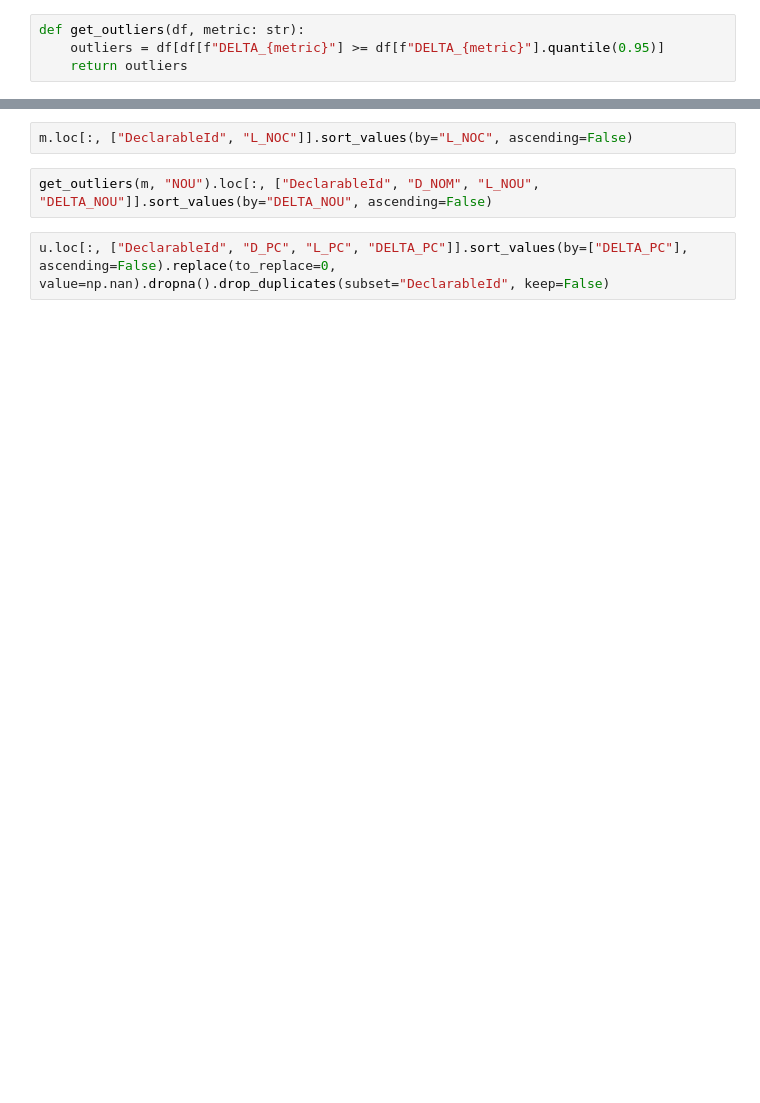
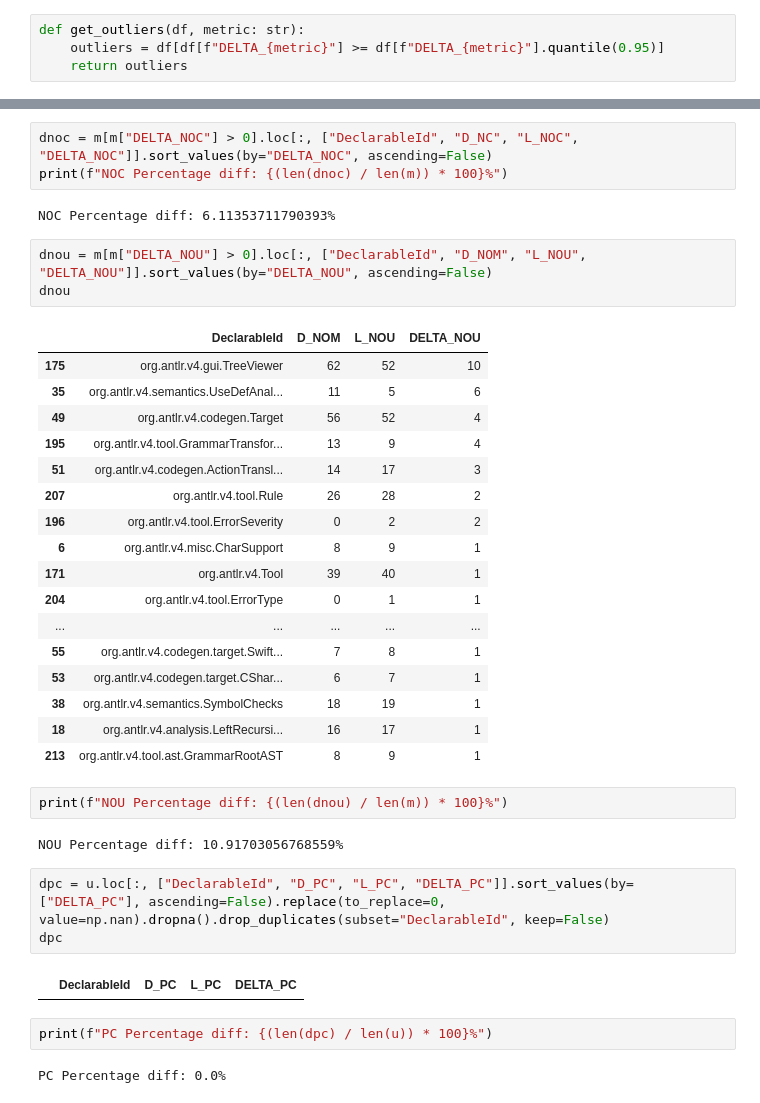
Before and after one commit to MarnickvdA/LAMP-Framework, a Jupyter notebook: evaluation/project-evaluator.ipynb, the cells around one changed output, grey strips where cells are left out. Saved outputs shown, nothing was run; the diff lists cells and outputs as text; blank space fills up the shorter version.

```diff
--- a/evaluation/project-evaluator.ipynb
+++ b/evaluation/project-evaluator.ipynb
@@ -332,6 +952,39 @@ get_outliers(m, "NOC").loc[:, ["DeclarableId", "D_NC", "L_NOC", "DELTA_NOC"]].so
+# %%
+dnoc = m[m["DELTA_NOC"] > 0].loc[:, ["DeclarableId", "D_NC", "L_NOC", "DELTA_NOC"]].sort_values(by="DELTA_NOC", ascending=False)
+print(f"NOC Percentage diff: {(len(dnoc) / len(m)) * 100}%")
+# %% [output]
+NOC Percentage diff: 6.11353711790393%
 # %%
-m.loc[:, ["DeclarableId", "L_NOC"]].sort_values(by="L_NOC", ascending=False)
+dnou = m[m["DELTA_NOU"] > 0].loc[:, ["DeclarableId", "D_NOM", "L_NOU", "DELTA_NOU"]].sort_values(by="DELTA_NOU", ascending=False)
+dnou
+# %% [output]
+|  | DeclarableId | D_NOM | L_NOU | DELTA_NOU |
+| 175 | org.antlr.v4.gui.TreeViewer | 62 | 52 | 10 |
+| 35 | org.antlr.v4.semantics.UseDefAnal... | 11 | 5 | 6 |
+| 49 | org.antlr.v4.codegen.Target | 56 | 52 | 4 |
+| 195 | org.antlr.v4.tool.GrammarTransfor... | 13 | 9 | 4 |
+| 51 | org.antlr.v4.codegen.ActionTransl... | 14 | 17 | 3 |
+| 207 | org.antlr.v4.tool.Rule | 26 | 28 | 2 |
+| 196 | org.antlr.v4.tool.ErrorSeverity | 0 | 2 | 2 |
+| 6 | org.antlr.v4.misc.CharSupport | 8 | 9 | 1 |
+| 171 | org.antlr.v4.Tool | 39 | 40 | 1 |
+| 204 | org.antlr.v4.tool.ErrorType | 0 | 1 | 1 |
+| ... | ... | ... | ... | ... |
+| 55 | org.antlr.v4.codegen.target.Swift... | 7 | 8 | 1 |
+| 53 | org.antlr.v4.codegen.target.CShar... | 6 | 7 | 1 |
+| 38 | org.antlr.v4.semantics.SymbolChecks | 18 | 19 | 1 |
+| 18 | org.antlr.v4.analysis.LeftRecursi... | 16 | 17 | 1 |
+| 213 | org.antlr.v4.tool.ast.GrammarRootAST | 8 | 9 | 1 |
-# %%
-get_outliers(m, "NOU").loc[:, ["DeclarableId", "D_NOM", "L_NOU", "DELTA_NOU"]].sort_values(by="DELTA_NOU", ascending=False)
+# %%
+print(f"NOU Percentage diff: {(len(dnou) / len(m)) * 100}%")
+# %% [output]
+NOU Percentage diff: 10.91703056768559%
 # %%
-u.loc[:, ["DeclarableId", "D_PC", "L_PC", "DELTA_PC"]].sort_values(by=["DELTA_PC"], ascending=False).replace(to_replace=0, value=np.nan).dropna().drop_duplicates(subset="DeclarableId", keep=False)
+dpc = u.loc[:, ["DeclarableId", "D_PC", "L_PC", "DELTA_PC"]].sort_values(by=["DELTA_PC"], ascending=False).replace(to_replace=0, value=np.nan).dropna().drop_duplicates(subset="DeclarableId", keep=False)
+dpc
+# %% [output]
+|  | DeclarableId | D_PC | L_PC | DELTA_PC |
+# %%
+print(f"PC Percentage diff: {(len(dpc) / len(u)) * 100}%")
+# %% [output]
+PC Percentage diff: 0.0%
```
Also changed, not shown: parts of 52 cells of this notebook, 10 other files.
